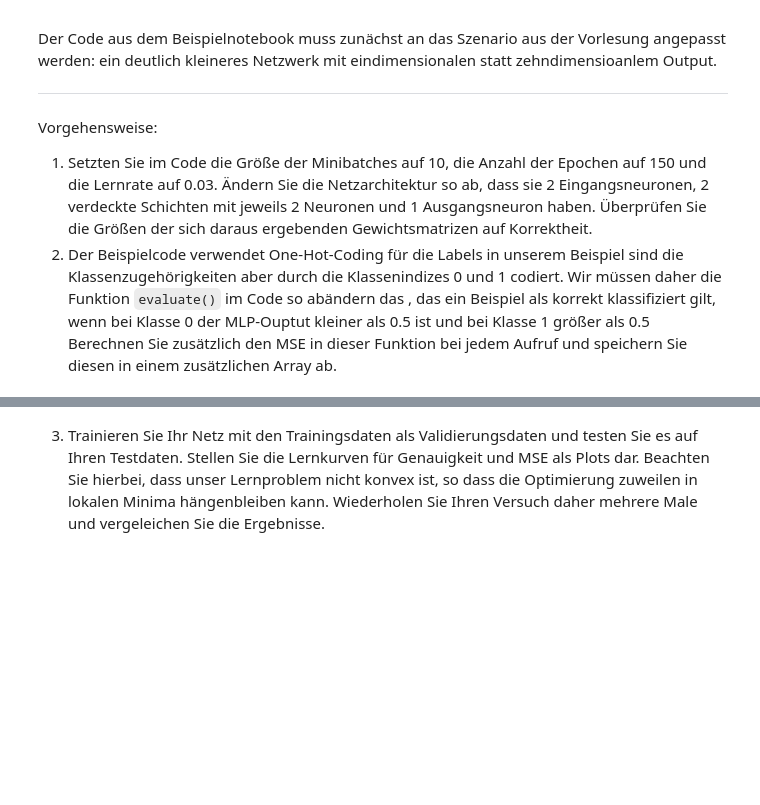
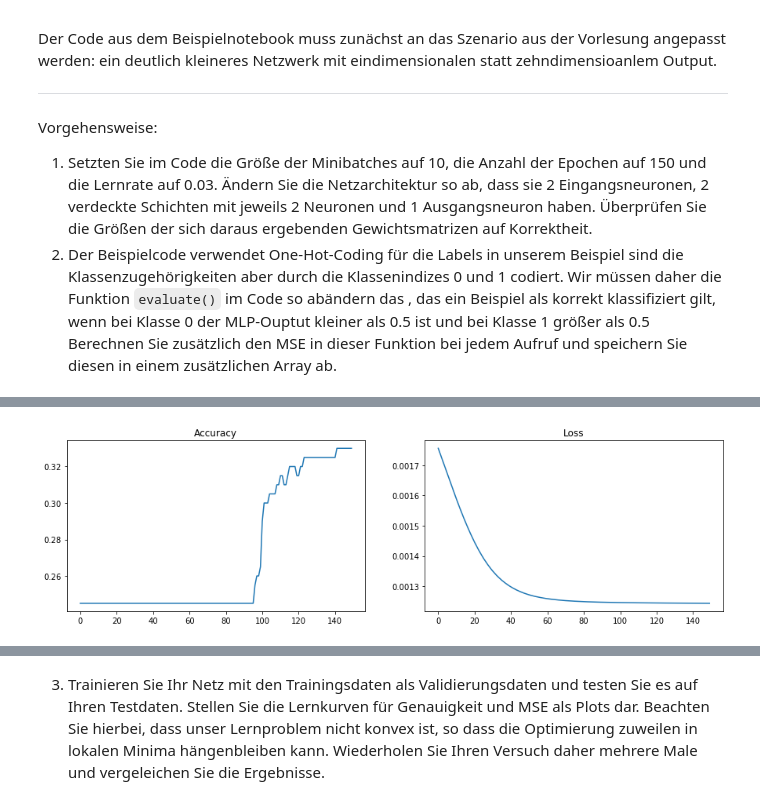
Before and after one commit to ExLeonem/DL-WS1920, a Jupyter notebook: notebooks/AB_1.ipynb, the cells around one changed output, grey strips where cells are left out. Cells and saved outputs as stored; diff of their text form; code cells hidden in the pictures; blank space fills up the shorter version.

```diff
--- a/notebooks/AB_1.ipynb
+++ b/notebooks/AB_1.ipynb
@@ -455,0 +281,40 @@ def feedforward(a):
+# %%
+def plot_stats(acc, loss):
+    fig = plt.figure(figsize = (15, 4))
+    plt.subplot(121)
+    plt.title("Accuracy")
+    plt.plot(acc)
+
+    plt.subplot(122)
+    plt.title("Loss")
+    plt.plot(loss)
+
+def plot_generalization(trained_mlp, x_train, y_train):
+
+    # Create a grid to see generalization
+    new_grid = create_grid(100)
+    grid_x = new_grid.reshape(100*100, 2) # reshape values so that they are processable by evaluate
+    grid_x.shape
+
+    results = np.zeros(grid_x.shape[0])
+    for j in range(grid_x.shape[0]):
+        results[j] = trained_mlp.predict(grid_x[j])
+
+    # Reshape to get plot background
+    background_plot = results.reshape(100, 100)
+    fig = plt.figure(figsize = (5, 5))
+    plot_data(train_df)
+    plt.imshow(background_plot, extent = [-6,6,-6,6])
+# %%
+# Learning rate .03, epochs = 150, mini-batch 10
+epochs = 150
+mbs = 10
+eta = 0.03
+
+sizes = [2, 2, 2, 1]
+
+new_mlp = mlp.MLP(sizes, epochs = epochs, mbs = mbs, eta = eta)
+
+(x_train, y_train) = gen_data(200)
+(x_test, y_test) = gen_data(100)
+(acc, loss) = new_mlp.train(x_train, y_train, x_test, y_test)
@@ -455,0 +339,4 @@ def feedforward(a):
+# %%
+plot_stats(acc / x_train.shape[0], loss / x_train.shape[0])
+# %% [output]
+[figure, added]
```
Also changed, not shown: parts of 26 cells of this notebook, 4 other files.
